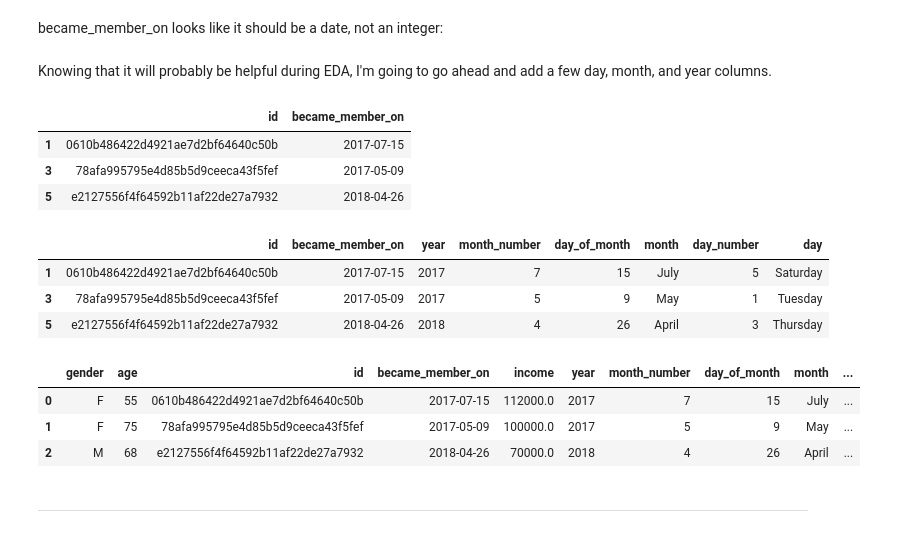
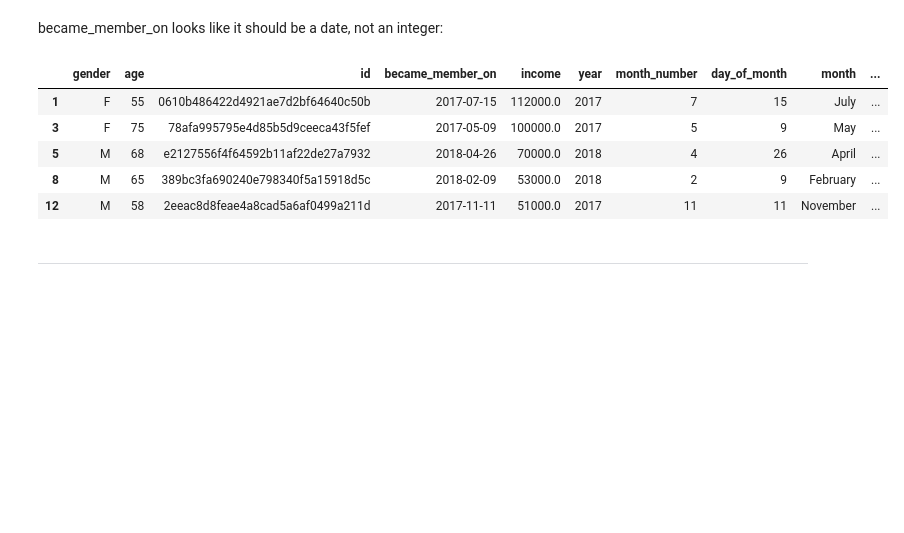
Before and after one commit to jennashinn/starbucks_analysis, a Jupyter notebook: cleaning.ipynb, the cells around one changed output. Saved outputs shown, nothing was run; the diff lists cells and outputs as text; code cells hidden in the pictures; blank space fills up the shorter version.

```diff
--- a/cleaning.ipynb
+++ b/cleaning.ipynb
@@ -9,9 +9,9 @@ warnings.filterwarnings("ignore")
 # %% [markdown]
 #### **Importing data**
 # %%
-df_customer = pd.read_csv('profile.csv').drop('Unnamed: 0', axis = 1)
-df_offer = pd.read_csv('portfolio.csv').drop('Unnamed: 0', axis = 1)
-df_transcript = pd.read_csv('transcript.csv').drop('Unnamed: 0', axis = 1)
+df_customer = pd.read_csv('data/profile.csv').drop('Unnamed: 0', axis = 1)
+df_offer = pd.read_csv('data/portfolio.csv').drop('Unnamed: 0', axis = 1)
+df_transcript = pd.read_csv('data/transcript.csv').drop('Unnamed: 0', axis = 1)
 # %% [markdown]
 #### **Data Cleaning and Manipulation**
 Cleaning and addressing issues each data set, individually.
@@ -61,0 +37,3 @@ memory usage: 694.9+ KB
+# %%
+df_customer.dropna(inplace = True)
+df_customer.info()
@@ -67,45 +55,23 @@ nonull_df_customer['became_member_on'] = pd.to_datetime(nonull_df_customer['beca
-# %% [markdown]
-Knowing that it will probably be helpful during EDA, I'm going to go ahead and add a few day, month, and year columns.
-# %%
-member = nonull_df_customer[['id','became_member_on']]
-member.head(3)
-# %% [output]
-|  | id | became_member_on |
-| 1 | 0610b486422d4921ae7d2bf64640c50b | 2017-07-15 |
-| 3 | 78afa995795e4d85b5d9ceeca43f5fef | 2017-05-09 |
-| 5 | e2127556f4f64592b11af22de27a7932 | 2018-04-26 |
-# %%
-# Creating bonus date columns
-
-# year
-member['year'] = member['became_member_on'].dt.year
-# month number (ie, 7 for July)
-member['month_number'] = member['became_member_on'].dt.month
-# numerical day of the month
-member['day_of_month'] = member['became_member_on'].dt.day
-# month
-member['month'] = member['became_member_on'].dt.month_name()
-# numerical day of the week (ie, 5 for Saturday)
-# Python sets Monday to 0
-member['day_number'] = member['became_member_on'].dt.weekday
-# day of the week
-member['day'] = member['became_member_on'].dt.day_name()
-
-member.head(3)
-# %% [output]
-|  | id | became_member_on | year | month_number | day_of_month | month | day_number | day |
-| 1 | 0610b486422d4921ae7d2bf64640c50b | 2017-07-15 | 2017 | 7 | 15 | July | 5 | Saturday |
-| 3 | 78afa995795e4d85b5d9ceeca43f5fef | 2017-05-09 | 2017 | 5 | 9 | May | 1 | Tuesday |
-| 5 | e2127556f4f64592b11af22de27a7932 | 2018-04-26 | 2018 | 4 | 26 | April | 3 | Thursday |
-# %%
-# Adding newly formatted 'became_member_on' back to nonnull_df_customer and creating a new, cleaned df_customer_df_customer
-clean_df_customer = pd.merge(nonull_df_customer, member, on = ['id', 'became_member_on'])
-clean_df_customer.head(3)
-# %% [output]
-|  | gender | age | id | became_member_on | income | year | month_number | day_of_month | month | ... |
-| 0 | F | 55 | 0610b486422d4921ae7d2bf64640c50b | 2017-07-15 | 112000.0 | 2017 | 7 | 15 | July | ... |
-| 1 | F | 75 | 78afa995795e4d85b5d9ceeca43f5fef | 2017-05-09 | 100000.0 | 2017 | 5 | 9 | May | ... |
-| 2 | M | 68 | e2127556f4f64592b11af22de27a7932 | 2018-04-26 | 70000.0 | 2018 | 4 | 26 | April | ... |
+# %%
+# Data Type Manipulation
+df_customer['became_member_on'] = pd.to_datetime(df_customer['became_member_on'], format = '%Y%m%d')
+
+# Knowing that it will probably be helpful during EDA, I'm going to go ahead and add a few day, month, and year columns.
+df_customer['year'] = df_customer['became_member_on'].dt.year
+df_customer['month_number'] = df_customer['became_member_on'].dt.month
+df_customer['day_of_month'] = df_customer['became_member_on'].dt.day
+df_customer['month'] = df_customer['became_member_on'].dt.month_name()
+df_customer['day_number'] = df_customer['became_member_on'].dt.weekday
+df_customer['day'] = df_customer['became_member_on'].dt.day_name()
+
+df_customer.head()
+# %% [output]
+|  | gender | age | id | became_member_on | income | year | month_number | day_of_month | month | ... |
+| 1 | F | 55 | 0610b486422d4921ae7d2bf64640c50b | 2017-07-15 | 112000.0 | 2017 | 7 | 15 | July | ... |
+| 3 | F | 75 | 78afa995795e4d85b5d9ceeca43f5fef | 2017-05-09 | 100000.0 | 2017 | 5 | 9 | May | ... |
+| 5 | M | 68 | e2127556f4f64592b11af22de27a7932 | 2018-04-26 | 70000.0 | 2018 | 4 | 26 | April | ... |
+| 8 | M | 65 | 389bc3fa690240e798340f5a15918d5c | 2018-02-09 | 53000.0 | 2018 | 2 | 9 | February | ... |
+| 12 | M | 58 | 2eeac8d8feae4a8cad5a6af0499a211d | 2017-11-11 | 51000.0 | 2017 | 11 | 11 | November | ... |
 # %% [markdown]
 ****
 # %% [markdown]
```
Also changed, not shown: parts of 9 cells of this notebook, 10 other files.
